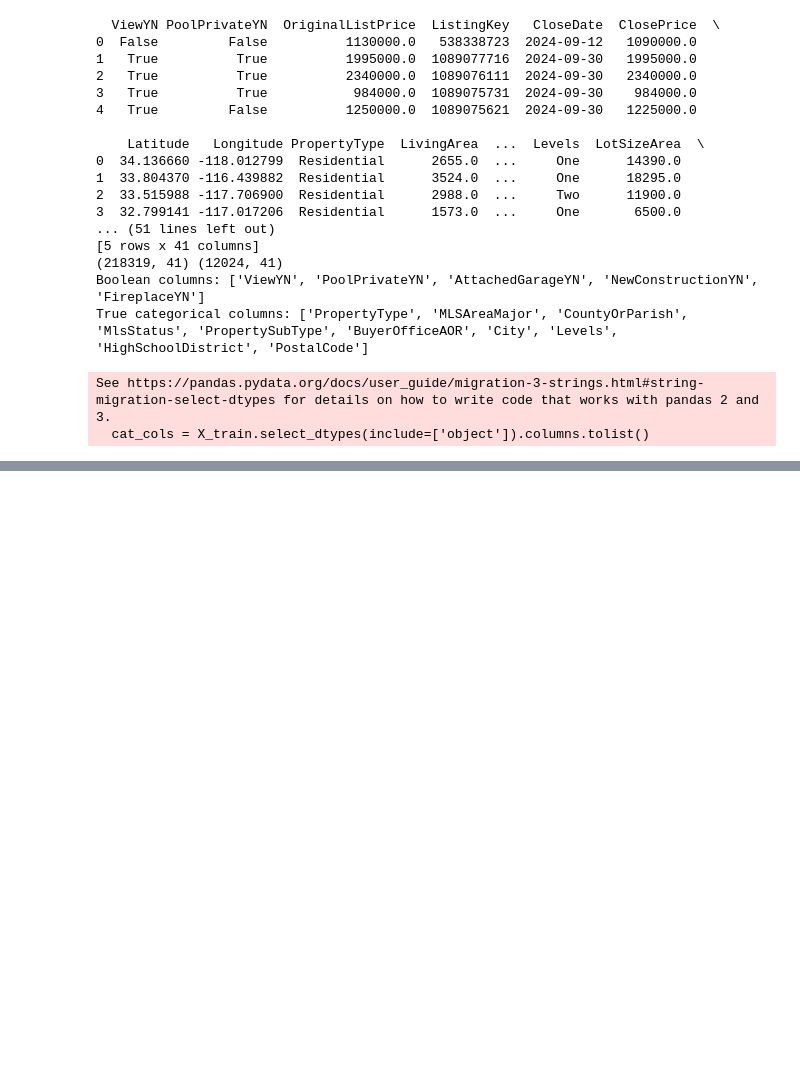
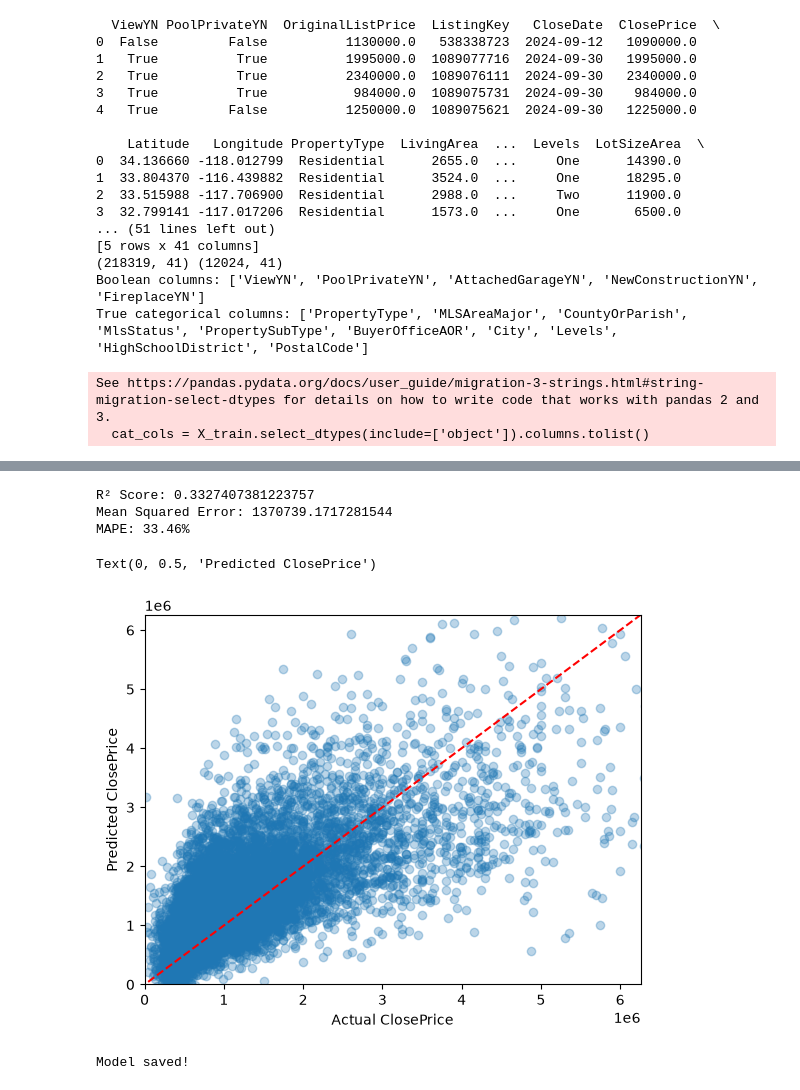
Before and after one commit to Danielchf2006/CA-Property-price-modeling, a Jupyter notebook: 03_baseline_model.ipynb, the cells around one changed output, grey strips where cells are left out. Saved outputs shown, nothing was run; the diff lists cells and outputs as text; code cells hidden in the pictures; blank space fills up the shorter version.

Commit message:
("commit 03_baseline_model")

```diff
--- a/03_baseline_model.ipynb
+++ b/03_baseline_model.ipynb
@@ -97,0 +108,23 @@ TypeError: LabelEncoder.fit() missing 1 required positional argument: 'y'
+# %%
+from sklearn.impute import SimpleImputer
+
+train_mask = y_train.notna()
+X_train, y_train = X_train[train_mask], y_train[train_mask]
+
+test_mask = y_test.notna()
+X_test, y_test = X_test[test_mask], y_test[test_mask]
+
+imputer = SimpleImputer(strategy="median")  # median is robust for housing data
+X_train_imp = imputer.fit_transform(X_train)
+X_test_imp = imputer.transform(X_test)
+
+
+#get rid of NaN values in y_train and y_test
+
+print(X_train.isna().sum())
+print(X_test.isna().sum())
+print(y_train.isna().sum(), y_test.isna().sum())
+
+
+print(np.isnan(X_train_imp).sum())  # should be 0
+print(np.isnan(X_test_imp).sum())
@@ -97,0 +149,47 @@ TypeError: LabelEncoder.fit() missing 1 required positional argument: 'y'
+# %%
+# scale the data
+scaler = StandardScaler()
+X_train_scaled = scaler.fit_transform(X_train_imp)
+X_test_scaled = scaler.transform(X_test_imp)
+
+# Train a Linear Regression model
+model = LinearRegression()
+model.fit(X_train_scaled, y_train)
+y_pred = model.predict(X_test_scaled)
+# %%
+#evaluate the model using R² on the test set
+from sklearn.metrics import r2_score, mean_squared_error
+
+r2 = r2_score(y_test, y_pred)
+rmse = np.sqrt(mean_squared_error(y_test, y_pred))
+mape = np.median(np.abs((y_test - y_pred) / y_test)) * 100
+
+print(f"R² Score: {r2}")
+print(f"Mean Squared Error: {rmse}")
+print(f"MAPE: {mape:.2f}%")
+# %% [output]
+R² Score: 0.3327407381223757
+Mean Squared Error: 1370739.1717281544
+MAPE: 33.46%
+# %%
+plt.scatter(y_test, y_pred, alpha=0.3)
+lims = [min(y_test.min(), y_pred.min()), max(y_test.max(), y_pred.max())]
+plt.plot(lims, lims, 'r--')
+
+# zoom to where most of the data actually is
+upper = np.percentile(y_test, 99)   # ignore the top 1% outliers
+plt.xlim(0, upper)
+plt.ylim(0, upper)
+plt.xlabel("Actual ClosePrice")
+plt.ylabel("Predicted ClosePrice")
+# %% [output]
+Text(0, 0.5, 'Predicted ClosePrice')
+[figure, added]
+# %%
+import joblib
+
+joblib.dump(model, 'linear_regression_model.pkl')
+joblib.dump(scaler, 'scaler.pkl')
+print("Model saved!")
+# %% [output]
+Model saved!
```
Also changed, not shown: parts of 3 cells of this notebook, 1 other file.
